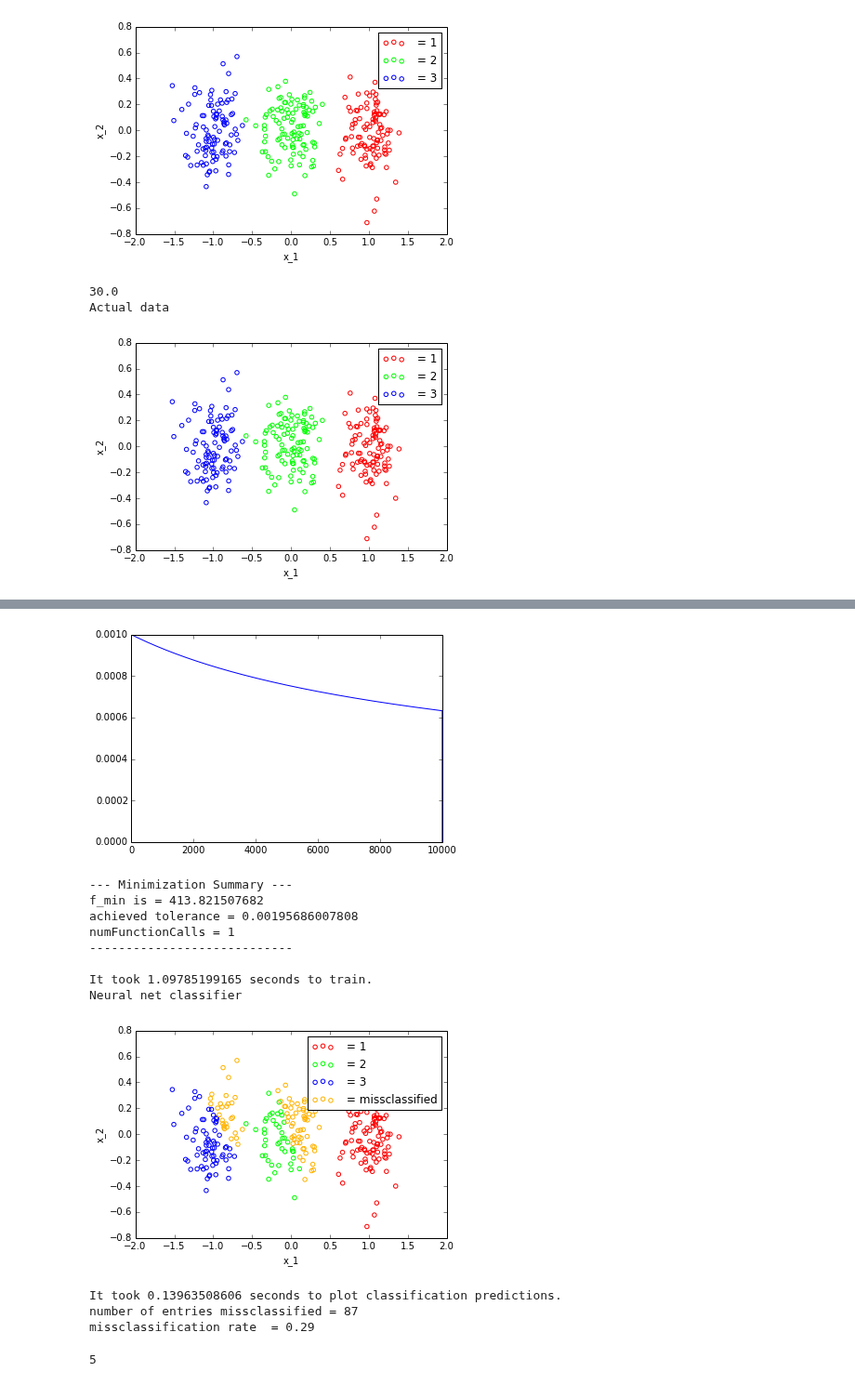
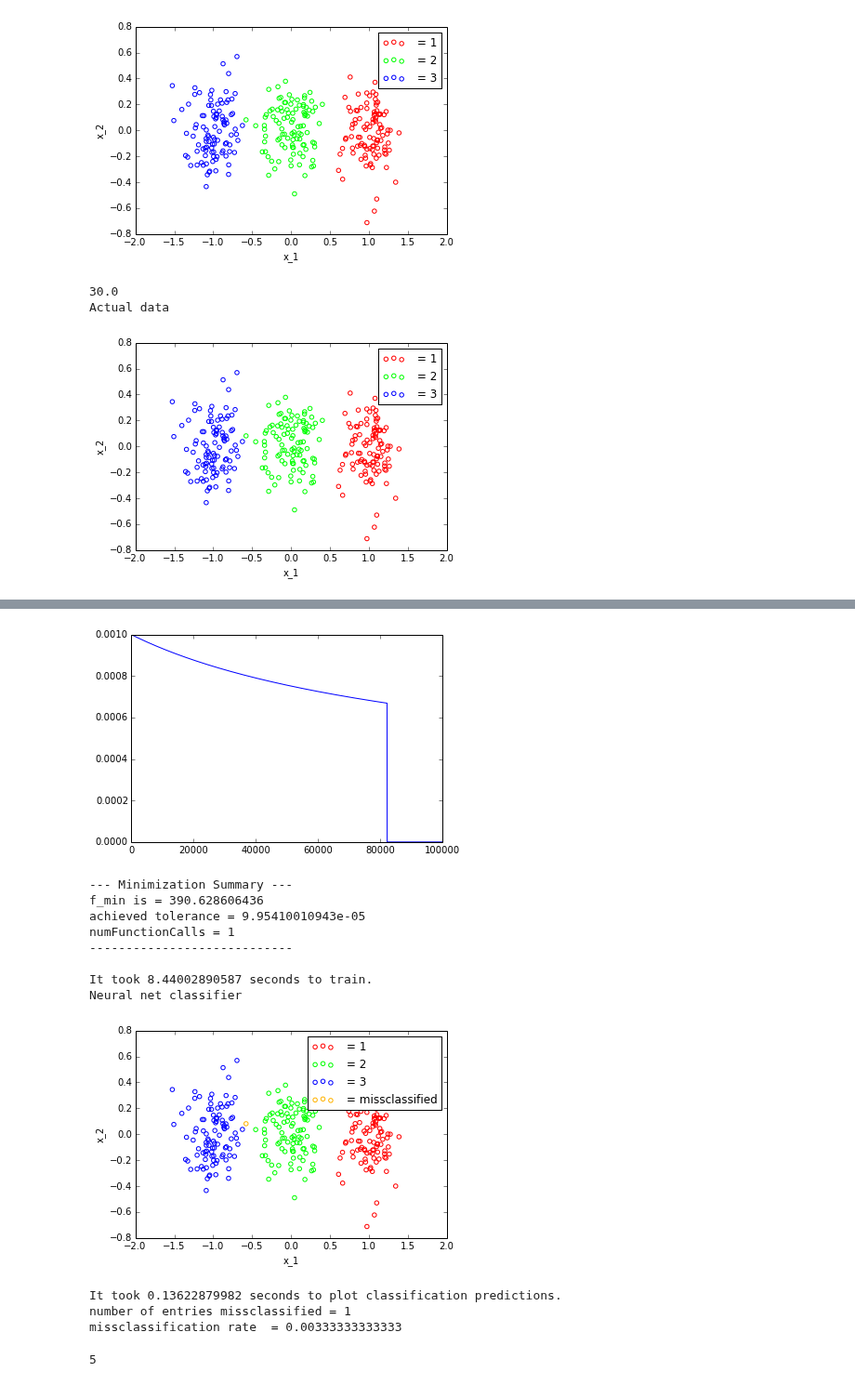
Before and after one commit to peteflorence/Machine-Learning-6.867-homework, a Jupyter notebook: hw3/prob_2_firstpart.ipynb, the cells around one changed output, grey strips where cells are left out. Shown at 93% size. Saved outputs shown, nothing was run; the diff lists cells and outputs as text; code cells hidden in the pictures.

```diff
--- a/hw3/prob_2_firstpart.ipynb
+++ b/hw3/prob_2_firstpart.ipynb
@@ -56,7 +56,7 @@ nn.plotData()
 # %%
 stepSize = nn.N*0.1
 print stepSize
-nn.train(useSGD=True, maxFunctionCalls=10000, stepSize=stepSize, storeIterValues=False)
+nn.train(useSGD=True, maxFunctionCalls=100000, stepSize=stepSize, storeIterValues=False)
 # %% [output]
 30.0
 Actual data
@@ -65,17 +65,17 @@ It took 0.157562971115 seconds to plot original data.
 using STOCHASTIC gradient descent
-[figure, old version]
+[figure, new version]
 --- Minimization Summary ---
-f_min is = 413.821507682
-achieved tolerance = 0.00195686007808
+f_min is = 390.628606436
+achieved tolerance = 9.95410010943e-05
 numFunctionCalls = 1
 ----------------------------
 
-It took 1.09785199165 seconds to train.
+It took 8.44002890587 seconds to train.
 Neural net classifier
-[figure, old version]
+[figure, new version]
-It took 0.13963508606 seconds to plot classification predictions.
-number of entries missclassified = 87
-missclassification rate  = 0.29
+It took 0.13622879982 seconds to plot classification predictions.
+number of entries missclassified = 1
+missclassification rate  = 0.00333333333333
 # %%
 a = 25
 b = 10
```
Also changed, not shown: parts of 1 cell of this notebook.
